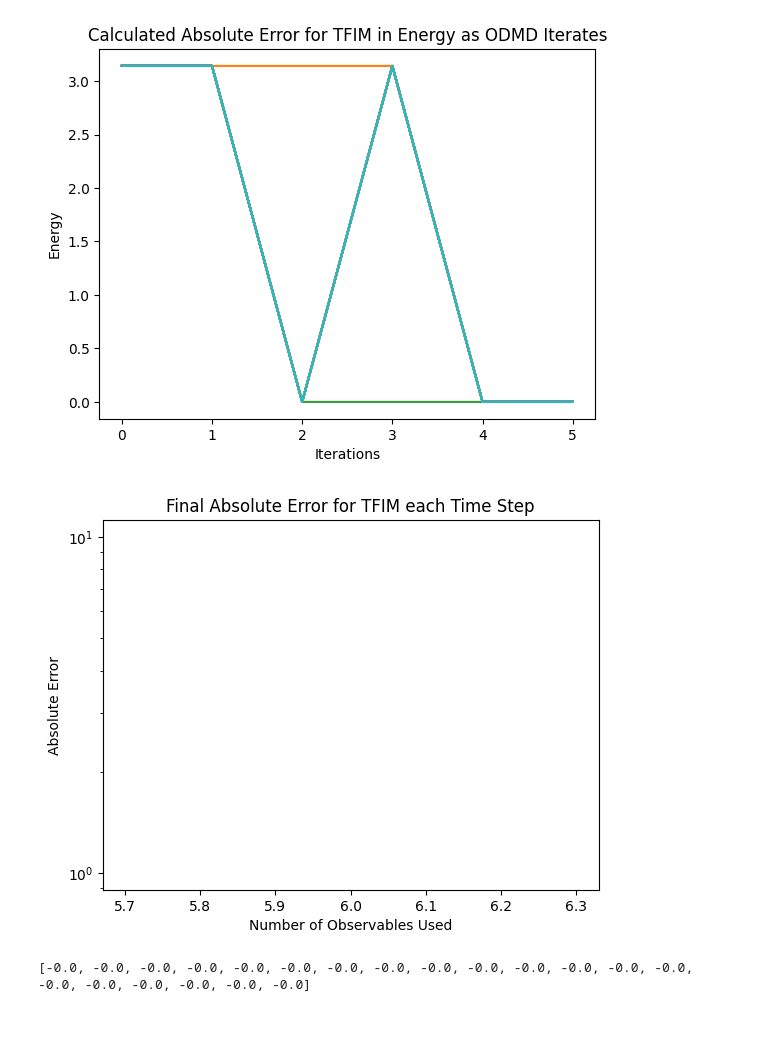
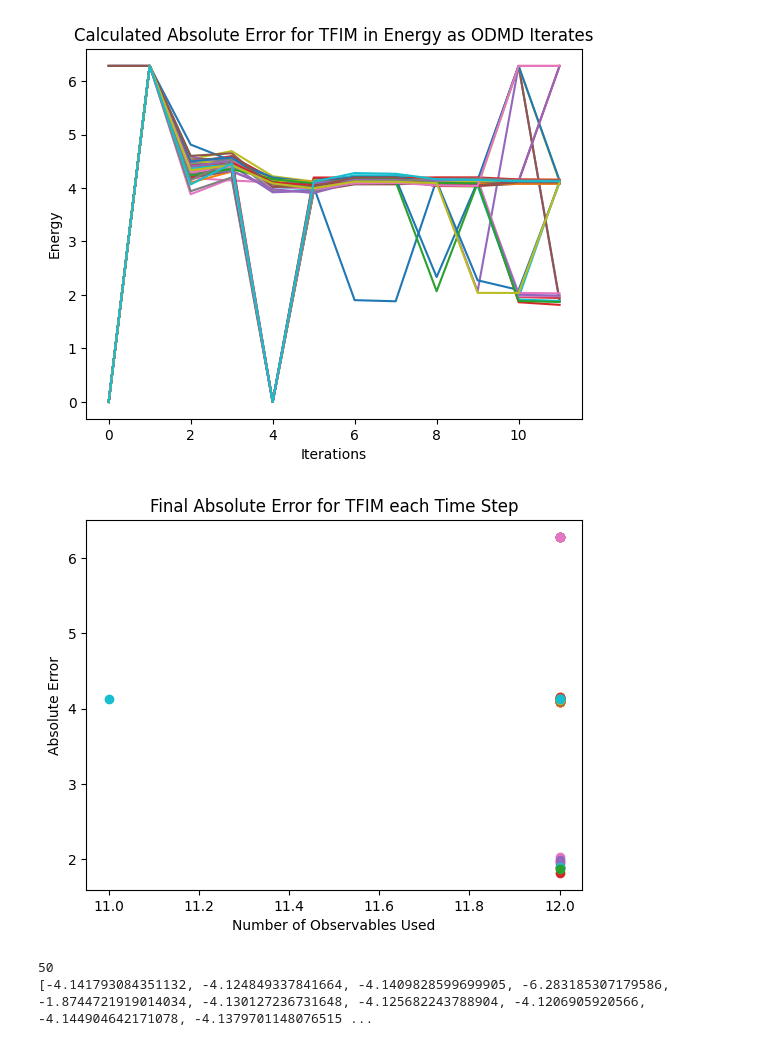
Before and after one commit to Quantum-Linear-Algebra/ODMD, a Jupyter notebook: ODMD.ipynb, the cells around one changed output. Cells and saved outputs as stored; diff of their text form; code cells hidden in the pictures.

Commit message:
added param checking; changed convergence algo

```diff
--- a/ODMD.ipynb
+++ b/ODMD.ipynb
@@ -195,16 +195,15 @@ def least_squares_regularization(X, noise_threshold):
 def check_convergence(data, order = 2):
     if len(data) <= order: return False
     temp = data
-    zero = 0.0001
+    zero = 0.001
     for _ in range(order):
         if abs(temp[-1]-temp[-2]) > zero:
             return False
-        # print(temp)
         temp2 = []
         for i in range(len(temp)-1):
             temp2.append(temp[i+1]-temp[i])
         temp = temp2
-    return abs(temp[0]) <= zero
+    return True
 
 '''
 Dt: time step for each iteration (Dt should not be small)
@@ -215,7 +214,7 @@ alpha: used for calculating d
 est_E_0s: optinal list of collected E_0s
 '''
 
-def ODMD(s_k, Dt, noise_threshold, alpha = 1/2, est_E_0s = [], show_steps = False, order = 10):
+def ODMD(s_k, Dt, noise_threshold, alpha = 1/2, est_E_0s = [], show_steps = False, order = 2):
     K = int(2*pi/Dt) # maximum iterations
     if show_steps: print("Max iterations:", K)
     if show_steps: print("s_k:", s_k)
@@ -244,18 +243,17 @@ def ODMD(s_k, Dt, noise_threshold, alpha = 1/2, est_E_0s = [], show_steps = Fals
         E_0 = -angle/Dt
         est_E_0s.append(E_0)
         if show_steps: print("E_0 =", E_0)
-
-        # if check_convergence(est_E_0s, order = order): break
+        if k*Dt>1 and check_convergence(est_E_0s, order = order): break
     return E_0
 # %%
 # SYSTEM PARAMETERS
 particles          = 4
 g                  = 4 # magnetic field strength (TFIM)
 J                  = 4 # coupling strength (SPIN)
-time_steps         = [1]*20 # time steps to test use with ODMD
+time_steps         = [.2]*25 # time steps to test use with ODMD
 noise_threshold    = 0.01
 shots              = 100
-scaling            = 1
+scaling            = 3*pi/4
 
 # system OPTIONS: TFIM, SPIN
 system             = 'TFIM'
@@ -420,33 +419,37 @@ Calculated Energy: -0.0
 # %%
 if method_for_model[0].upper() == 'Q': real_E_0 = -scaling
 else: real_E_0 = 0
 
 for i in range(len(trials)):
     err = [abs(w-real_E_0) for w in trials[i]]
     # plt.plot(np.arange(0, 2*pi, time_steps[i])[0:len(trials[i])], err, label = 'Dt = '+str(time_steps[i]))
     plt.plot(err, label = 'Dt = '+str(time_steps[i]))
 plt.title("Calculated Absolute Error for "+system+" in Energy as ODMD Iterates")
 plt.ylabel("Energy")
 plt.xlabel("Iterations")
 # plt.legend()
 # plt.xlim([0,100])
 # plt.ylim([0,.5])
-# plt.yscale('log')
-plt.savefig("Graphs/"+make_filename(system, computation_type, method_for_model, particles)+"Abs_Error.png")
+if method_for_model[0].upper() == 'Q': plt.yscale('log')
+plt.savefig("Graphs/"+make_filename(system, computation_type, method_for_model, particles)+"_Abs_Error.png")
 plt.show()
 
 plt.title("Final Absolute Error for "+system+" each Time Step")
 plt.xlabel("Number of Observables Used")
 plt.ylabel("Absolute Error")
-plt.yscale('log')
+if method_for_model[0].upper() == 'Q': plt.yscale('log')
 observables = [len(w) for w in trials]
 for i in range(len(results)):
     plt.scatter([observables[i]], [abs(real_E_0-results[i])], label = 'Dt = '+str(time_steps[i]))
-plt.savefig("Graphs/"+make_filename(system, computation_type, method_for_model, particles)+"Final_Error.png")
+plt.savefig("Graphs/"+make_filename(system, computation_type, method_for_model, particles)+"_Final_Error.png")
 # plt.legend()
 plt.show()
-print(results)
 # %% [output]
-[figure, old version]
+[figure, new version]
-[figure, old version]
+[figure, new version]
-[-0.0, -0.0, -0.0, -0.0, -0.0, -0.0, -0.0, -0.0, -0.0, -0.0, -0.0, -0.0, -0.0, -0.0, -0.0, -0.0, -0.0, -0.0, -0.0, -0.0]
+# %%
+print(len(results))
+print(results)
+# %% [output]
+50
+[-4.141793084351132, -4.124849337841664, -4.1409828599699905, -6.283185307179586, -1.8744721919014034, -4.130127236731648, -4.125682243788904, -4.1206905920566, -4.144904642171078, -4.1379701148076515 ...
```
Also changed, not shown: parts of 3 cells of this notebook.
